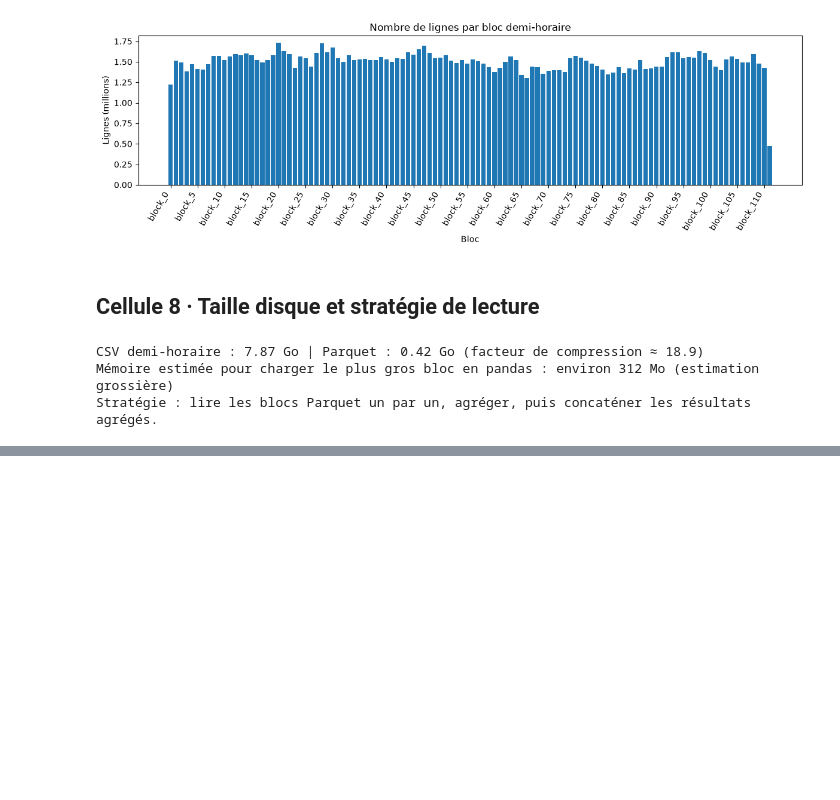
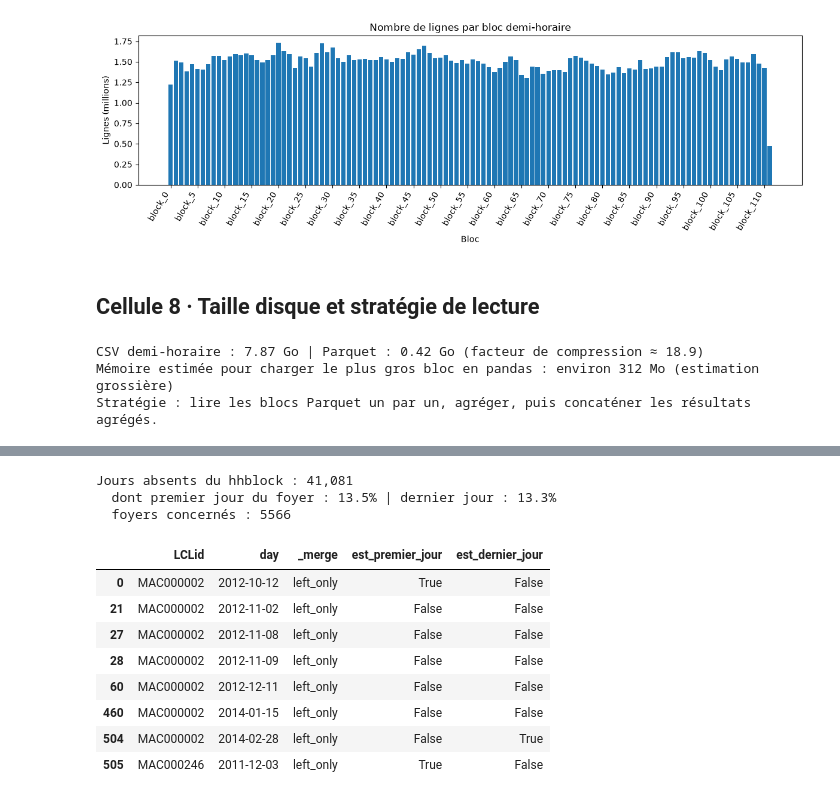
Before and after one commit to NourMhadhbi/GridPulse, a Jupyter notebook: notebooks/01_EDA_Section0_Inventaire.ipynb, the cells around one changed output, grey strips where cells are left out. Saved outputs shown, nothing was run; the diff lists cells and outputs as text; code cells hidden in the pictures; blank space fills up the shorter version.

```diff
--- a/notebooks/01_EDA_Section0_Inventaire.ipynb
+++ b/notebooks/01_EDA_Section0_Inventaire.ipynb
@@ -20,7 +20,7 @@ import matplotlib.pyplot as plt
 from IPython.display import display
 
 DATA_DIR = Path(os.environ.get("LCL_DATA_DIR", "../data"))
-PARQUET_DIR = Path(os.environ.get("LCL_PARQUET_DIR", "data/parquet_raw"))
+PARQUET_DIR = Path(os.environ.get("LCL_PARQUET_DIR", "../data/parquet_raw"))
 PARQUET_DIR.mkdir(parents=True, exist_ok=True)
 
 pd.set_option("display.max_columns", 60)
@@ -396,0 +613,17 @@ Stratégie : lire les blocs Parquet un par un, agréger, puis concaténer les r
+# %%
+def lire_cles(dossier):
+    return pd.concat((pd.read_csv(f, usecols=["LCLid", "day"]) for f in csv_files(dossier)), ignore_index=True)
+
+daily_top = pd.read_csv(DATA_DIR / "daily_dataset.csv")
+cles_daily_blocs = lire_cles(DATA_DIR / "daily_dataset")
+cles_hh = lire_cles(DATA_DIR / "hhblock_dataset")
+print(f"daily_dataset.csv : {len(daily_top):,} | blocs journaliers : {len(cles_daily_blocs):,} | blocs hhblock : {len(cles_hh):,}")
+
+def comparer_cles(a, b, nom_a, nom_b):
+    m = a[["LCLid", "day"]].drop_duplicates().merge(b[["LCLid", "day"]].drop_duplicates(), on=["LCLid", "day"], how="outer", indicator=True)
+    return m["_merge"].map({"left_only": f"seulement {nom_a}", "right_only": f"seulement {nom_b}", "both": "dans les deux"}).value_counts()
+
+print("\nfichier journalier complet vs blocs journaliers :")
+print(comparer_cles(daily_top, cles_daily_blocs, "fichier", "blocs").to_string())
+print("\njournalier vs hhblock :")
+print(comparer_cles(cles_daily_blocs, cles_hh, "journalier", "hhblock").to_string())
@@ -396,0 +644,25 @@ Stratégie : lire les blocs Parquet un par un, agréger, puis concaténer les r
+# %%
+# Où se situent les jours présents dans le journalier mais absents du hhblock ?
+m = cles_daily_blocs.drop_duplicates().merge(cles_hh.drop_duplicates(), on=["LCLid", "day"], how="left", indicator=True)
+manq = m[m["_merge"] == "left_only"].copy()
+premier = cles_daily_blocs.groupby("LCLid")["day"].min()
+dernier = cles_daily_blocs.groupby("LCLid")["day"].max()
+manq["est_premier_jour"] = manq["day"] == manq["LCLid"].map(premier)
+manq["est_dernier_jour"] = manq["day"] == manq["LCLid"].map(dernier)
+print(f"Jours absents du hhblock : {len(manq):,}")
+print(f"  dont premier jour du foyer : {manq['est_premier_jour'].mean():.1%} | dernier jour : {manq['est_dernier_jour'].mean():.1%}")
+print("  foyers concernés :", manq["LCLid"].nunique())
+display(manq.head(8))
+# %% [output]
+Jours absents du hhblock : 41,081
+  dont premier jour du foyer : 13.5% | dernier jour : 13.3%
+  foyers concernés : 5566
+|  | LCLid | day | _merge | est_premier_jour | est_dernier_jour |
+| 0 | MAC000002 | 2012-10-12 | left_only | True | False |
+| 21 | MAC000002 | 2012-11-02 | left_only | False | False |
+| 27 | MAC000002 | 2012-11-08 | left_only | False | False |
+| 28 | MAC000002 | 2012-11-09 | left_only | False | False |
+| 60 | MAC000002 | 2012-12-11 | left_only | False | False |
+| 460 | MAC000002 | 2014-01-15 | left_only | False | False |
+| 504 | MAC000002 | 2014-02-28 | left_only | False | True |
+| 505 | MAC000246 | 2011-12-03 | left_only | True | False |
```
Also changed, not shown: parts of 18 cells of this notebook.
